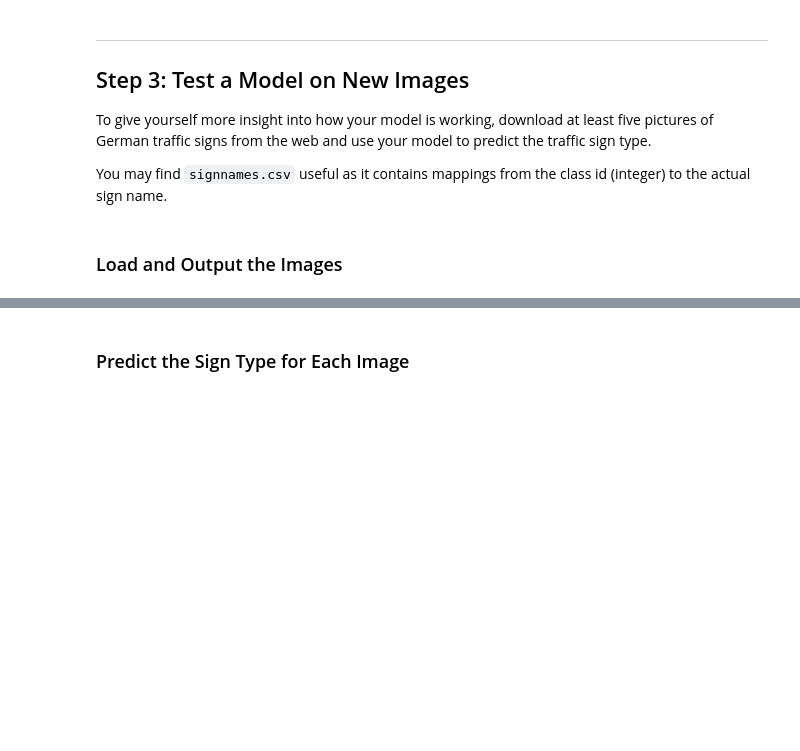
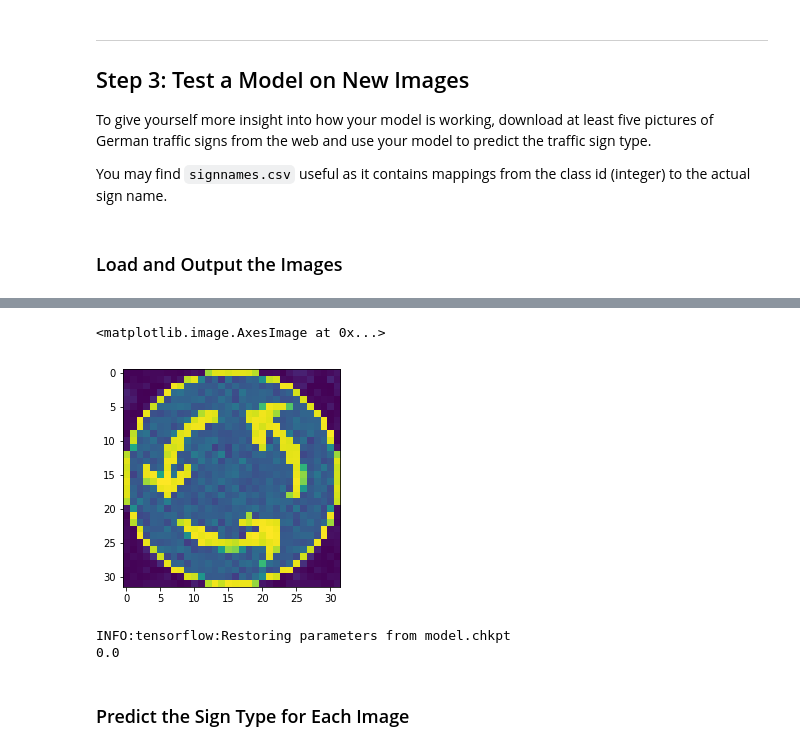
Before and after one commit to aiden1yoon/Udacity, a Jupyter notebook: CarND-Traffic-Sign-Classifier-Project/Traffic_Sign_Classifier.ipynb, the cells around one changed output, grey strips where cells are left out. Cells and saved outputs as stored; diff of their text form; code cells hidden in the pictures; blank space fills up the shorter version.

```diff
--- a/CarND-Traffic-Sign-Classifier-Project/Traffic_Sign_Classifier.ipynb
+++ b/CarND-Traffic-Sign-Classifier-Project/Traffic_Sign_Classifier.ipynb
@@ -363,9 +342,3 @@ appended_y_train.shape
-# %%
-# save the appended data cause it takes long
-with open('../data/X_train.pickle', 'wb') as f:
-    pickle.dump(appended_X_train, f)
-with open('../data/y_train.pickle', 'wb') as f:
-    pickle.dump(appended_y_train, f)
 # %%
 plt.plot(np.histogram(appended_y_train,bins=42)[0])
 # %% [output]
@@ -564,0 +597,11 @@ plt.imshow(img)
+# %%
+img_set = []
+for img in os.listdir(german_signs_dir):
+
+    if img == '.ipynb_checkpoints':
+        pass
+    else:
+        img_set.append(np.asarray(mpimg.imread(german_signs_dir + f'/{img}')))
+
+img_set = np.asarray(img_set)
+labels_set = [27, 3, 25, 40, 22, 17]
@@ -565,3 +612,22 @@ plt.imshow(img)
+# %%
+gray_img_set = img_set.mean(axis=3, keepdims=True)
+normalized_img_set = (gray_img_set - 128.0) / 128
+# %%
+plt.imshow(normalized_img_set[0].squeeze())
+# %% [output]
+<matplotlib.image.AxesImage at 0x...>
+[figure, added]
+# %%
+with tf.Session() as sess:
+    sess.run(tf.global_variables_initializer())
+
+    tf_saver.restore(sess, model_checkpoint)
+    accuracy = evaluate(normalized_img_set, labels_set)
+
+    print(accuracy)
+# %% [output]
+INFO:tensorflow:Restoring parameters from model.chkpt
+0.0
 # %% [markdown]
 ### Predict the Sign Type for Each Image
 # %%
```
Also changed, not shown: parts of 25 cells of this notebook.
